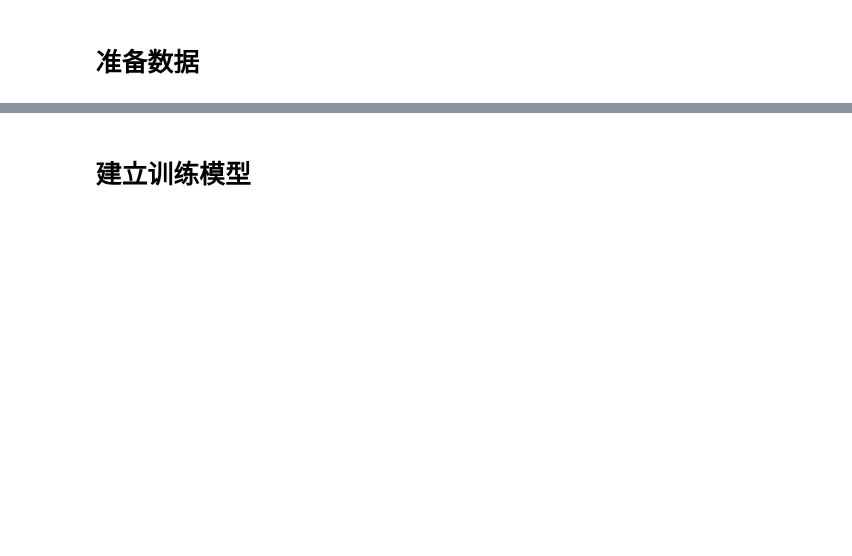
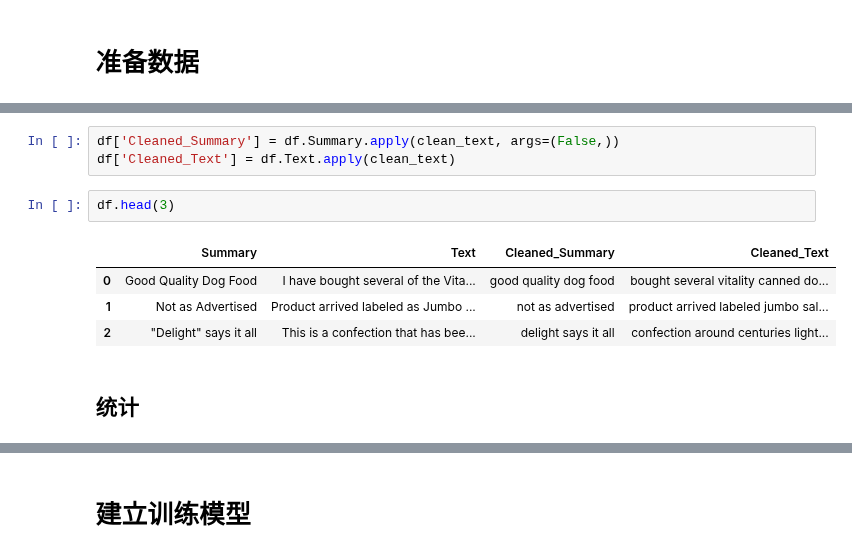
Before and after one commit to jh-lau/NLP, a Jupyter notebook: Kaggle/Summarizing_Text_with_Amazong_Reviews/summaring_text.ipynb, the cells around one changed output, grey strips where cells are left out. Drawn from its saved outputs; the diff is of its cells as text; blank space fills up the shorter version.

```diff
--- a/Kaggle/Summarizing_Text_with_Amazong_Reviews/summaring_text.ipynb
+++ b/Kaggle/Summarizing_Text_with_Amazong_Reviews/summaring_text.ipynb
@@ -58,0 +184,12 @@ df.head()
+# %%
+df['Cleaned_Summary'] = df.Summary.apply(clean_text, args=(False,))
+df['Cleaned_Text'] = df.Text.apply(clean_text)
+# %%
+df.head(3)
+# %% [output]
+|  | Summary | Text | Cleaned_Summary | Cleaned_Text |
+| 0 | Good Quality Dog Food | I have bought several of the Vita... | good quality dog food | bought several vitality canned do... |
+| 1 | Not as Advertised | Product arrived labeled as Jumbo ... | not as advertised | product arrived labeled jumbo sal... |
+| 2 | "Delight" says it all | This is a confection that has bee... | delight says it all | confection around centuries light... |
+# %% [markdown]
+## 统计
```
Also changed, not shown: parts of 26 cells of this notebook.
